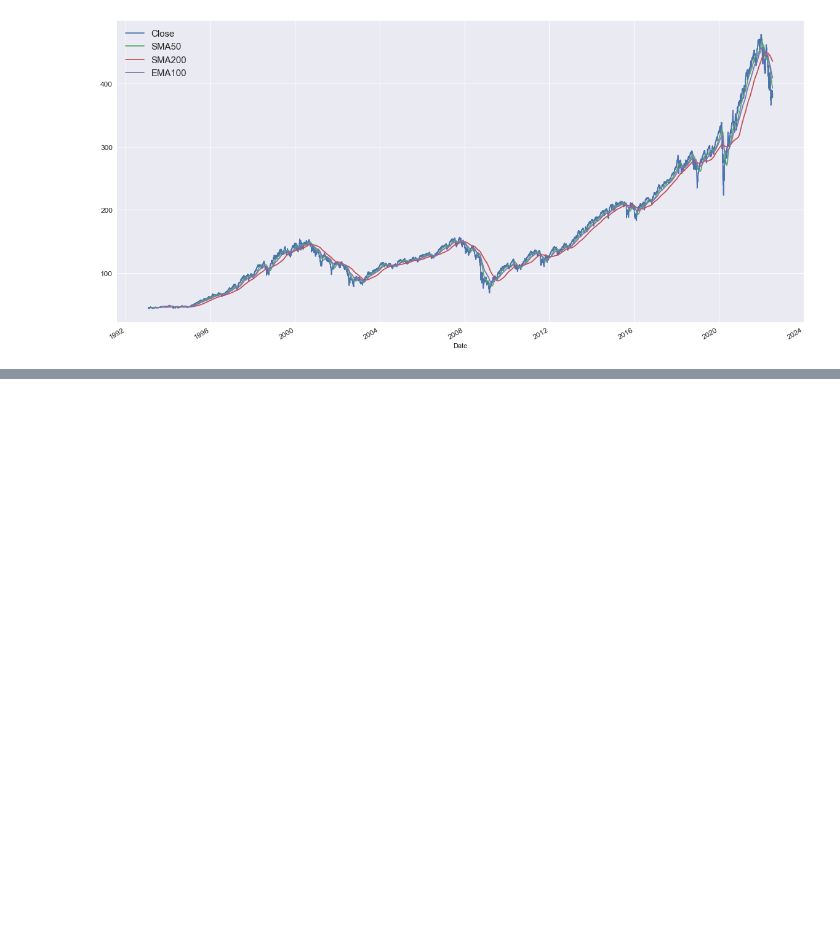
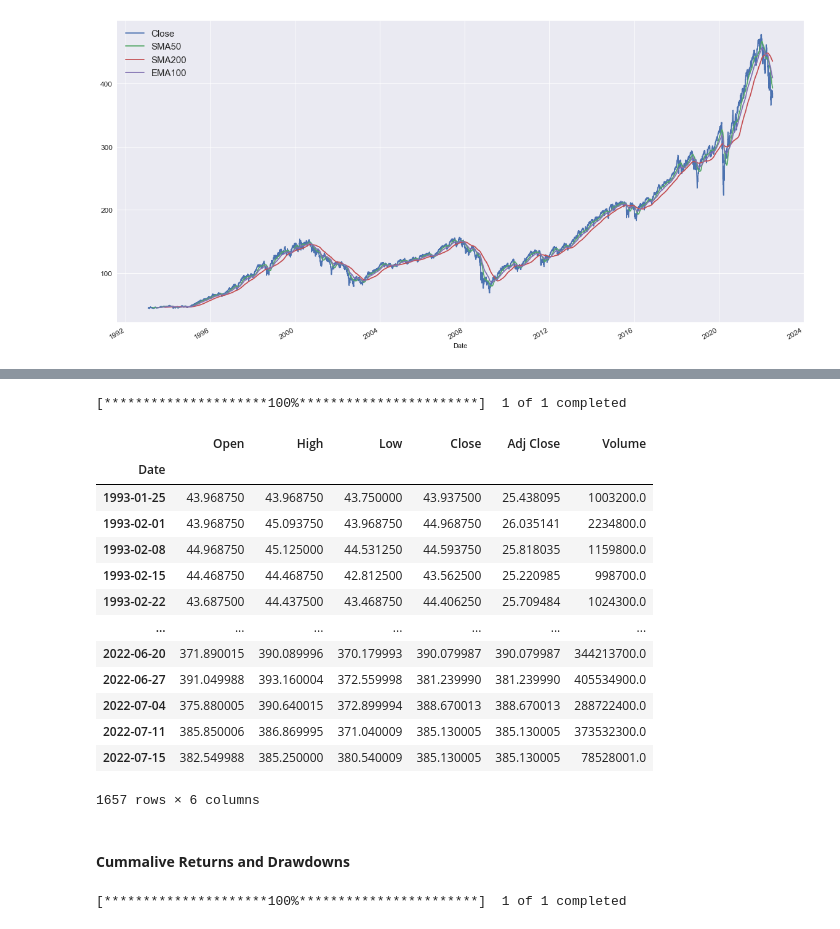
Before and after one commit to Janadhi14/Algo-trading, a Jupyter notebook: Introduction.ipynb, the cells around one changed output, grey strips where cells are left out. Drawn from its saved outputs; the diff is of its cells as text; code cells hidden in the pictures; blank space fills up the shorter version.

```diff
--- a/Introduction.ipynb
+++ b/Introduction.ipynb
@@ -1023,0 +1159,27 @@ plt.show()
+# %%
+SPY = yf.download("SPY", interval = "1wk")
+# %% [output]
+[*********************100%***********************]  1 of 1 completed
+# %%
+SPY
+# %% [output]
+|  | Open | High | Low | Close | Adj Close | Volume |
+| Date |  |  |  |  |  |  |
+| 1993-01-25 | 43.968750 | 43.968750 | 43.750000 | 43.937500 | 25.438095 | 1003200.0 |
+| 1993-02-01 | 43.968750 | 45.093750 | 43.968750 | 44.968750 | 26.035141 | 2234800.0 |
+| 1993-02-08 | 44.968750 | 45.125000 | 44.531250 | 44.593750 | 25.818035 | 1159800.0 |
+| 1993-02-15 | 44.468750 | 44.468750 | 42.812500 | 43.562500 | 25.220985 | 998700.0 |
+| 1993-02-22 | 43.687500 | 44.437500 | 43.468750 | 44.406250 | 25.709484 | 1024300.0 |
+| ... | ... | ... | ... | ... | ... | ... |
+| 2022-06-20 | 371.890015 | 390.089996 | 370.179993 | 390.079987 | 390.079987 | 344213700.0 |
+| 2022-06-27 | 391.049988 | 393.160004 | 372.559998 | 381.239990 | 381.239990 | 405534900.0 |
+| 2022-07-04 | 375.880005 | 390.640015 | 372.899994 | 388.670013 | 388.670013 | 288722400.0 |
+| 2022-07-11 | 385.850006 | 386.869995 | 371.040009 | 385.130005 | 385.130005 | 373532300.0 |
+| 2022-07-15 | 382.549988 | 385.250000 | 380.540009 | 385.130005 | 385.130005 | 78528001.0 |
+1657 rows × 6 columns
+# %% [markdown]
+#### **Cummalive Returns and Drawdowns**
+# %%
+aaple = yf.download("AAPL")
+# %% [output]
+[*********************100%***********************]  1 of 1 completed
```
Also changed, not shown: parts of 17 cells of this notebook.
